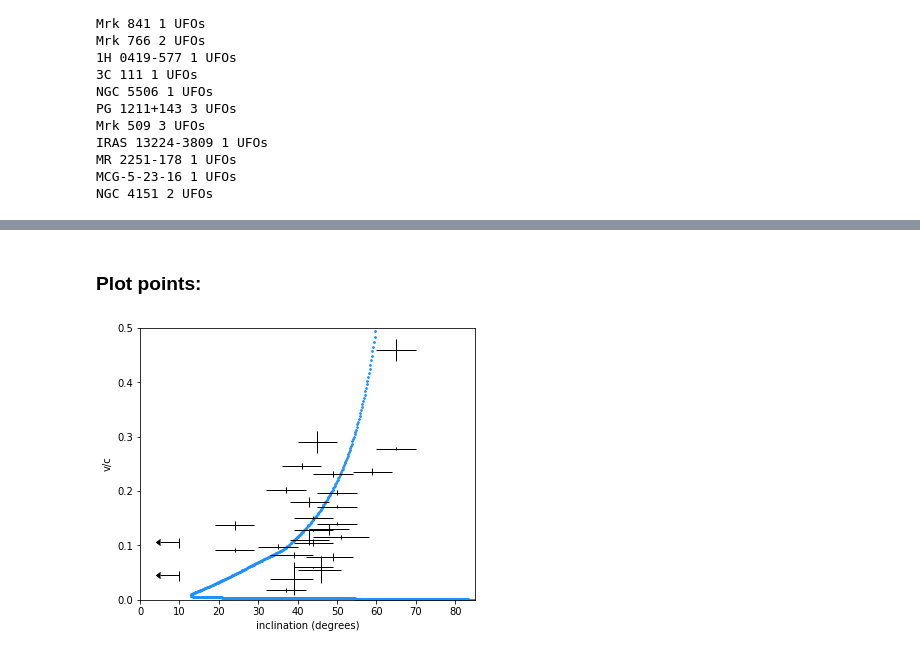
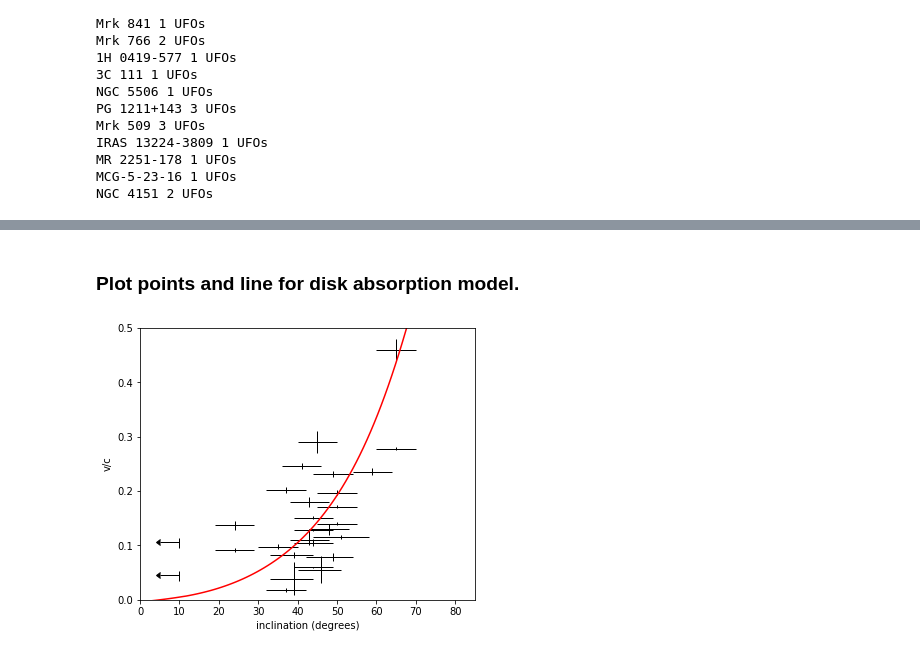
Before and after one commit to M-L-Parker/UFO_inclinations, a Jupyter notebook: Wind geometries.ipynb, the cells around one changed output, grey strips where cells are left out. Cells and saved outputs as stored; diff of their text form; code cells hidden in the pictures.

Commit message:
Better function for velocity

```diff
--- a/Wind geometries.ipynb
+++ b/Wind geometries.ipynb
@@ -141,39 +228,44 @@ NGC 4151 2 UFOs
 # %% [markdown]
-### Plot points:
+### Plot points and line for disk absorption model.
 # %%
-
 ##############################################
 #### Settings for the model to be overplotted:
-v_1000   = 0.4
-i_wind   = 70.
-launch_r = 10.
-r_curve  = 400.
-r_exp    = 1
+a=0.9 #spin. Actually not a strong dependence, because g_max is not at the ISCO
 ##############################################
 
-fig2=pl.figure(figsize=(6,5))
+fig3=pl.figure(figsize=(6,5))
 
 ax=pl.subplot(111)
 ax.set_xlim(0,85)
-ax.set_ylim(0,0.5)
+ax.set_ylim(0.,0.5)
 ax.set_ylabel('v/c')
 ax.set_xlabel('inclination (degrees)')
 
 
 #  Plot the points
 pl.errorbar(points,vs,v_errs.T,errs.T,ls='none',lw=1,color='k')
 
 # Plot upper limits:
 if len(ulims)>0:
     pl.errorbar(ulims,ulim_vs,ulim_v_errs,0,ls='none',lw=1,color='k')
     pl.errorbar(ulims, ulim_vs,0, 5, xuplims=True,ls='none',lw=1,color='k')
 
 
-for i in np.linspace(0,90,500):
-    wind_vs=find_velocities(v=v_1000,i_view=i,i_final=i_wind,launch_r=launch_r,r_curv=r_curve,r_exponent=r_exp)
-    if len(vs)>0:
-        ax.scatter([i]*len(wind_vs),wind_vs,color='dodgerblue',s=3)
+incls = np.arange(100)*.9
 
-# pl.savefig('wind_velocity.pdf',bbox_inches='tight')
+# blueshifts:
+gs = np.empty(100)
+
+i=-1
+for incl in incls:
+    i+=1
+    gs[i] = gs[i] = g_max(a,incl)
+
+# convert shifts to velocities:
+disk_vs=[(g**2-1.)/(g**2+1.) for g in gs]
+
+pl.plot(incls,disk_vs,color='r')
+
+pl.savefig('disk_velocities.pdf',bbox_inches='tight')
 # %% [output]
-[figure, old version]
+[figure, new version]
```
Also changed, not shown: parts of 6 cells of this notebook.
